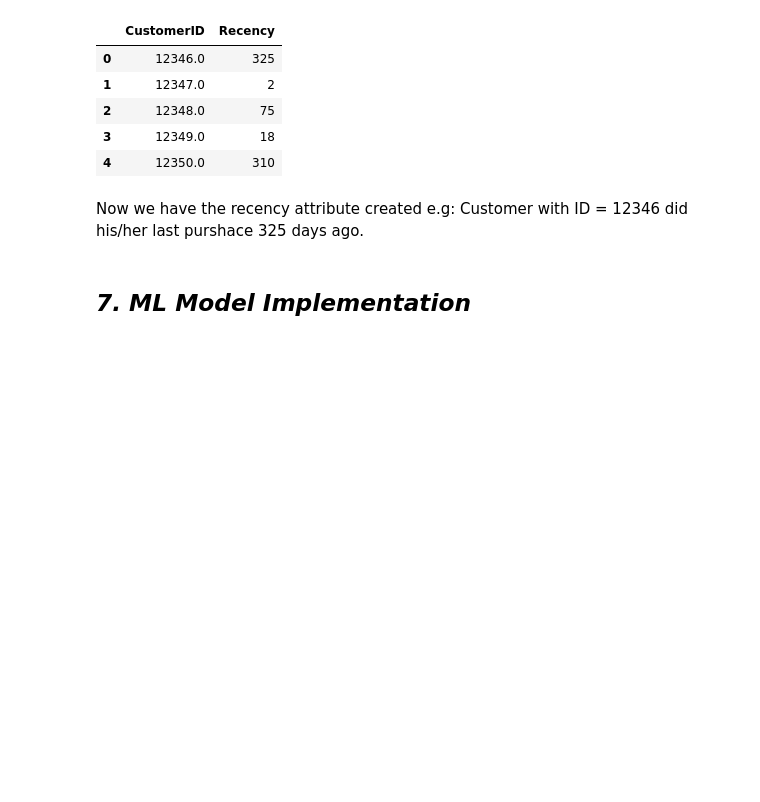
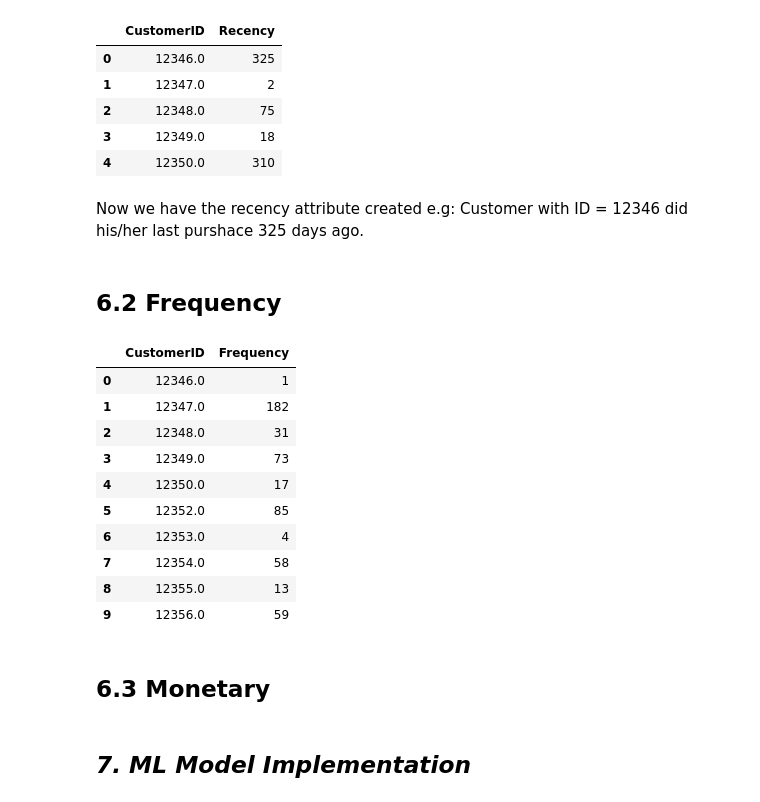
Before and after one commit to Preetirai-tech/Online-Retail-Customer-Segmentation-Project, a Jupyter notebook: Customer_Segmentation.ipynb, the cells around one changed output. Cells and saved outputs as stored; diff of their text form; code cells hidden in the pictures; blank space fills up the shorter version.

```diff
--- a/Customer_Segmentation.ipynb
+++ b/Customer_Segmentation.ipynb
@@ -552,6 +554,28 @@ recency_df.head()
 | 4 | 12350.0 | 310 |
 # %% [markdown]
 Now we have the recency attribute created e.g: Customer with ID = 12346 did his/her last purshace 325 days ago.
+# %% [markdown]
+## **6.2 Frequency**
+# %%
+# Group the data by customer ID and count the number of invoices for each customer
+frequency_df = df.groupby('CustomerID')['InvoiceNo'].count().reset_index().rename(columns = {'InvoiceNo': 'Frequency'})
+
+# Display the first 10 rows of the dataframe to inspect the results
+frequency_df.head(10)
+# %% [output]
+|  | CustomerID | Frequency |
+| 0 | 12346.0 | 1 |
+| 1 | 12347.0 | 182 |
+| 2 | 12348.0 | 31 |
+| 3 | 12349.0 | 73 |
+| 4 | 12350.0 | 17 |
+| 5 | 12352.0 | 85 |
+| 6 | 12353.0 | 4 |
+| 7 | 12354.0 | 58 |
+| 8 | 12355.0 | 13 |
+| 9 | 12356.0 | 59 |
+# %% [markdown]
+## **6.3 Monetary**
 # %% [markdown]
 ## ***7. ML Model Implementation***
 # %% [markdown]
```
Also changed, not shown: parts of 2 cells of this notebook.
